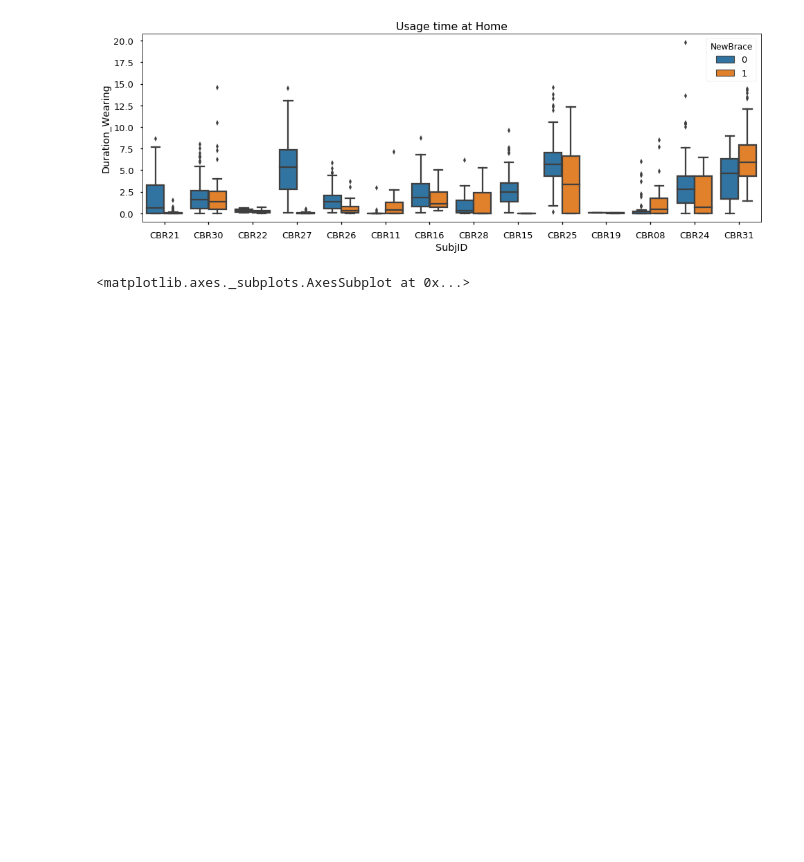
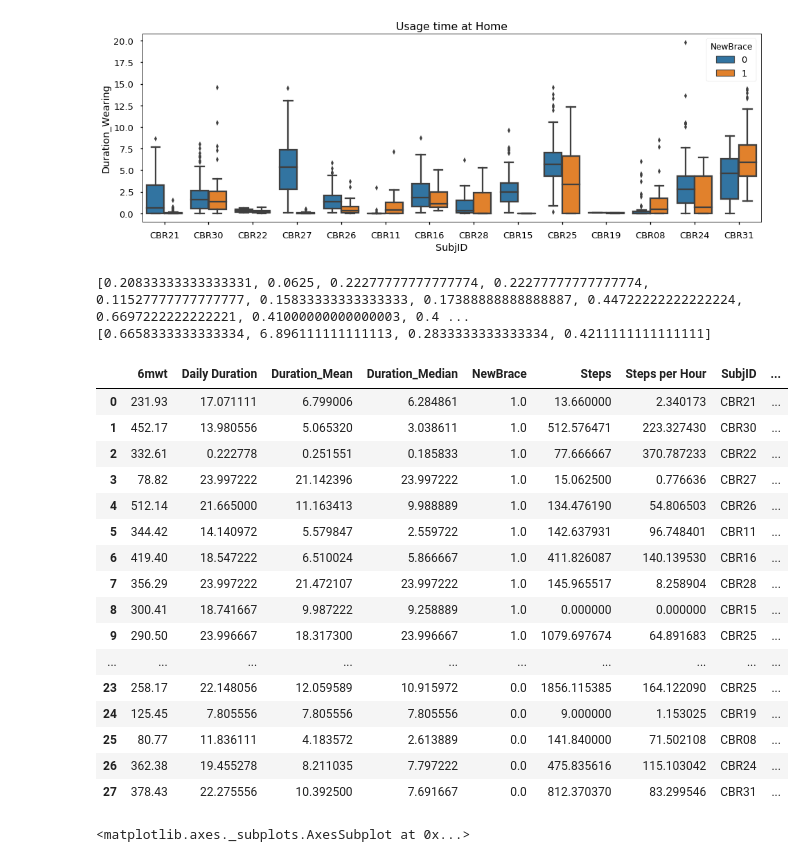
Before and after one commit to Luke3D/CbrAnalysis, a Jupyter notebook: SubjectAnalysis_Steps.ipynb, the cells around one changed output. Saved outputs shown, nothing was run; the diff lists cells and outputs as text; code cells hidden in the pictures; blank space fills up the shorter version.

Commit message:
added daily median community/home times

```diff
--- a/SubjectAnalysis_Steps.ipynb
+++ b/SubjectAnalysis_Steps.ipynb
@@ -51,7 +51,6 @@ plt.title('Usage time at Home')
 # %%
 #compute mean duration/day for each participant
 ind = 0
-dailydur = []
 cols = ['SubjID','Duration_Mean','Duration_Median','WearFrac','NewBrace']
 homedur = pd.DataFrame(data=[],columns=cols)
 for newbrace in Datahome.NewBrace.unique():
@@ -63,15 +62,42 @@ for newbrace in Datahome.NewBrace.unique():
         sixmwt = np.mean(d['6mwt'])
         steps = np.nanmean(d['Steps'])
         stepsHr = np.nanmean(d['Steps per Hour'])
+        dailydur = []
         for dates in d['Date']:
             dailydur.append(d.loc[d['Date']==dates,'Duration'].sum()) #daily time
+        if s=='CBR22':
+            print(dailydur)
 
-
+        meddailydur = np.median(dailydur)
 
         homedur_ = pd.DataFrame({cols[0]:s, cols[1]:meandur, cols[2]:mediandur, cols[3]:wearfrac,
-                                 cols[4]:newbrace, '6mwt':sixmwt, 'Steps':steps, 'Steps per Hour':stepsHr},index=[ind])
+                                 cols[4]:newbrace, '6mwt':sixmwt, 'Steps':steps, 'Steps per Hour':stepsHr,
+                                 'Daily Duration':meddailydur},index=[ind])
         homedur = pd.concat([homedur,homedur_])
         ind+=1
+# %% [output]
+[0.20833333333333331, 0.0625, 0.22277777777777774, 0.22277777777777774, 0.11527777777777777, 0.15833333333333333, 0.17388888888888887, 0.44722222222222224, 0.6697222222222221, 0.41000000000000003, 0.4 ...
+[0.6658333333333334, 6.896111111111113, 0.2833333333333334, 0.4211111111111111]
+# %%
+homedur
+# %% [output]
+|  | 6mwt | Daily Duration | Duration_Mean | Duration_Median | NewBrace | Steps | Steps per Hour | SubjID | ... |
+| 0 | 231.93 | 17.071111 | 6.799006 | 6.284861 | 1.0 | 13.660000 | 2.340173 | CBR21 | ... |
+| 1 | 452.17 | 13.980556 | 5.065320 | 3.038611 | 1.0 | 512.576471 | 223.327430 | CBR30 | ... |
+| 2 | 332.61 | 0.222778 | 0.251551 | 0.185833 | 1.0 | 77.666667 | 370.787233 | CBR22 | ... |
+| 3 | 78.82 | 23.997222 | 21.142396 | 23.997222 | 1.0 | 15.062500 | 0.776636 | CBR27 | ... |
+| 4 | 512.14 | 21.665000 | 11.163413 | 9.988889 | 1.0 | 134.476190 | 54.806503 | CBR26 | ... |
+| 5 | 344.42 | 14.140972 | 5.579847 | 2.559722 | 1.0 | 142.637931 | 96.748401 | CBR11 | ... |
+| 6 | 419.40 | 18.547222 | 6.510024 | 5.866667 | 1.0 | 411.826087 | 140.139530 | CBR16 | ... |
+| 7 | 356.29 | 23.997222 | 21.472107 | 23.997222 | 1.0 | 145.965517 | 8.258904 | CBR28 | ... |
+| 8 | 300.41 | 18.741667 | 9.987222 | 9.258889 | 1.0 | 0.000000 | 0.000000 | CBR15 | ... |
+| 9 | 290.50 | 23.996667 | 18.317300 | 23.996667 | 1.0 | 1079.697674 | 64.891683 | CBR25 | ... |
+| ... | ... | ... | ... | ... | ... | ... | ... | ... | ... |
+| 23 | 258.17 | 22.148056 | 12.059589 | 10.915972 | 0.0 | 1856.115385 | 164.122090 | CBR25 | ... |
+| 24 | 125.45 | 7.805556 | 7.805556 | 7.805556 | 0.0 | 9.000000 | 1.153025 | CBR19 | ... |
+| 25 | 80.77 | 11.836111 | 4.183572 | 2.613889 | 0.0 | 141.840000 | 71.502108 | CBR08 | ... |
+| 26 | 362.38 | 19.455278 | 8.211035 | 7.797222 | 0.0 | 475.835616 | 115.103042 | CBR24 | ... |
+| 27 | 378.43 | 22.275556 | 10.392500 | 7.691667 | 0.0 | 812.370370 | 83.299546 | CBR31 | ... |
 # %%
 fig = plt.figure()
 fig.add_subplot(121)
```
Also changed, not shown: parts of 7 cells of this notebook.
